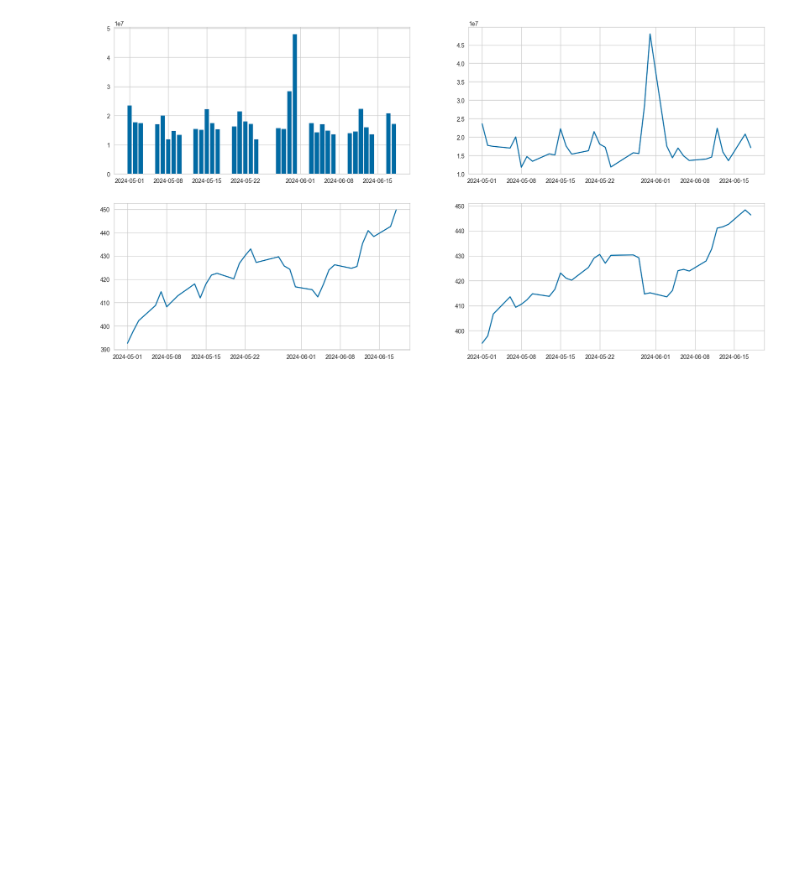
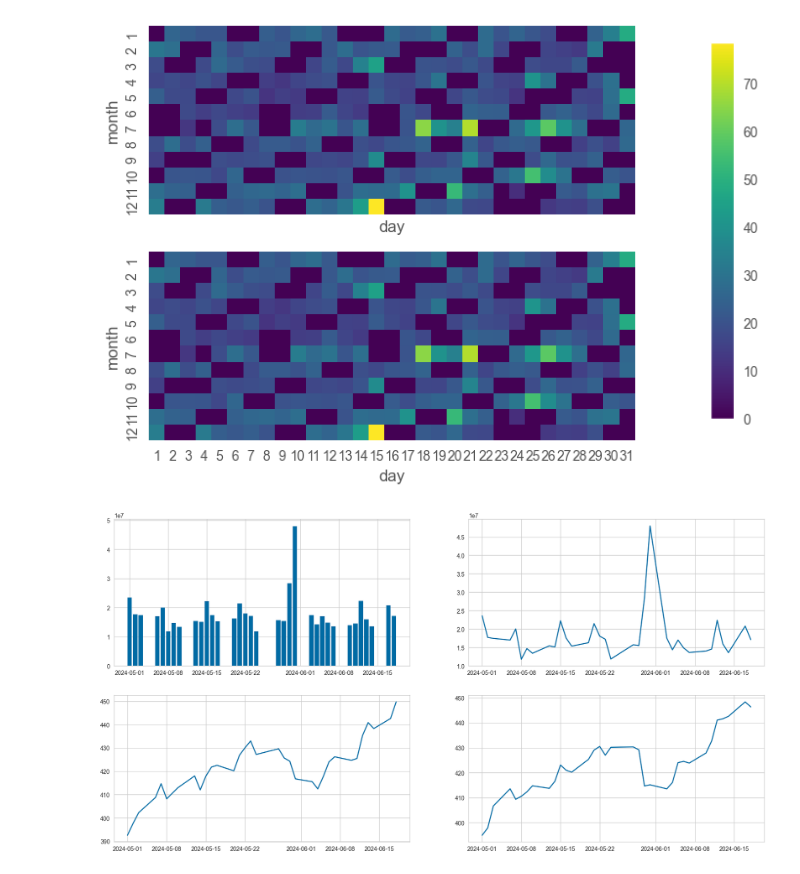
Before and after one commit to hssaka7/ml-pipeline-workflow, a Jupyter notebook: pipelines/diabetes_detection/notebooks/data_analysis.ipynb, the cells around one changed output. Saved outputs shown, nothing was run; the diff lists cells and outputs as text; code cells hidden in the pictures; blank space fills up the shorter version.

Commit message:
added seaborns heatmap for actual vs predict

```diff
--- a/pipelines/diabetes_detection/notebooks/data_analysis.ipynb
+++ b/pipelines/diabetes_detection/notebooks/data_analysis.ipynb
@@ -28,4 +27,0 @@ plt.style.use('tableau-colorblind10')
-# %%
-# APPL
-df = yf.download('MSFT', start = '2024-05-01', end='2024-06-20')
-df.tail(5)
@@ -40,0 +28,9 @@ df.tail(5)
+# %%
+
+plot_df =df[['month','day','volume']].reset_index()
+plot_df = plot_df.pivot(index= 'month', columns= 'day', values='volume' )
+plot_df.fillna(0, inplace=True)
+
+plot_df2 = plot_df
+
+plot_df.head()
@@ -41,3 +46,42 @@ df.tail(5)
+# %%
+
+import seaborn as sns
+import numpy as np
+import matplotlib.colors as mcolors
+
+# sns.color_palette("viridis", as_cmap=True)
+def create_accuracy_het_map(df, **kwargs):
+    ax_m = sns.heatmap(df, annot=False ,square=True, ** kwargs,cmap='viridis', cbar=False,)
+    # ax_m.set(xlabel=xlabel, ylabel=ylabel)
+    # ax_m.xaxis.tick_top()
+
+    return
+
+
+fig , axs = plt.subplots( 2,sharex=True, sharey=True )
+values = np.hstack([d.values.ravel() for d in [plot_df, plot_df2]])
+norm = mcolors.Normalize(values.min(), values.max())
+# fig.tight_layout(rect=[0, 0, 0.9, 1])
+
+# Create a color bar axis
+cbar_ax = fig.add_axes([0.92, 0.15, 0.03, 0.7])
+
+# Add a color bar to the figure
+sm = plt.cm.ScalarMappable(cmap='viridis', norm=norm)
+sm.set_array([])
+fig.colorbar(sm, cbar_ax)
+
+
+ax1 = create_accuracy_het_map(plot_df, ax=axs[0], norm=norm)
+
+ax2 = create_accuracy_het_map(plot_df2, ax=axs[1], norm=norm)
+
+
+
+
+# plt.show()
+# %% [output]
+[figure, added]
 # %%
 plt.figure(figsize=(20,10))
 plt.subplot(2,2,1)
```
Also changed, not shown: parts of 3 cells of this notebook.
